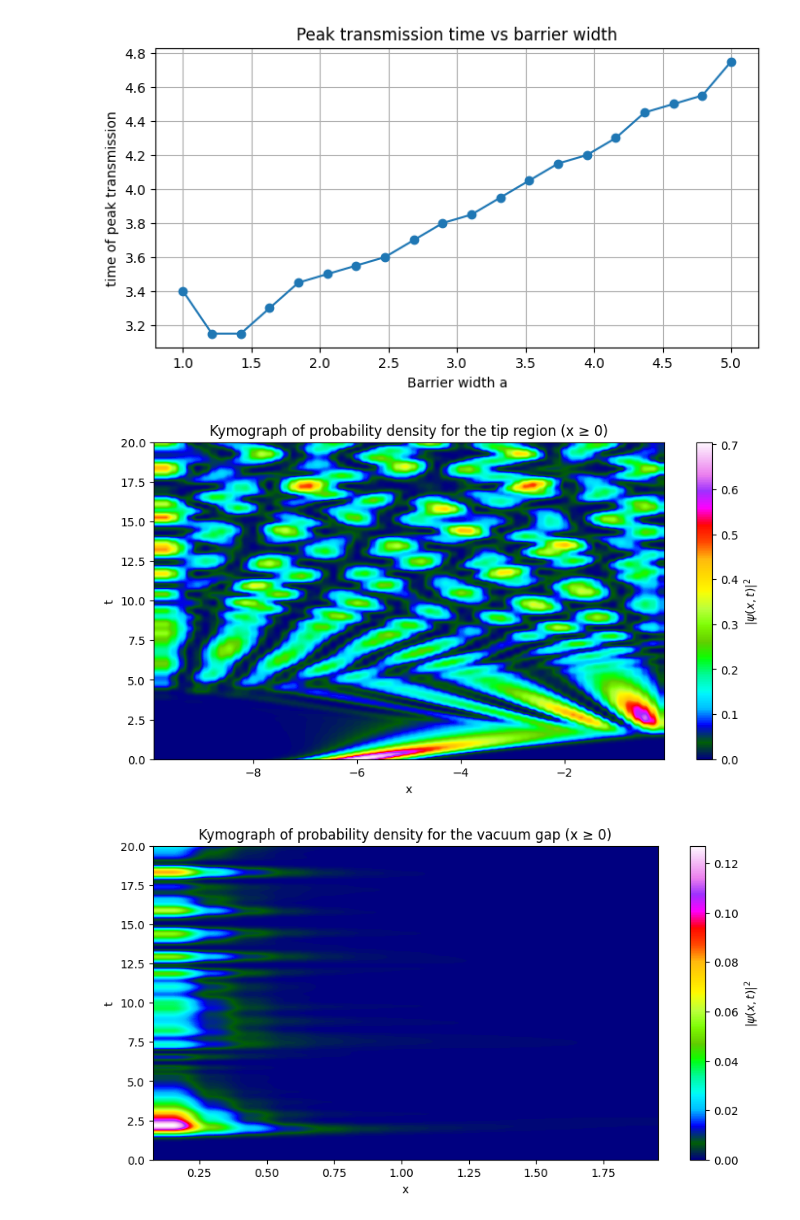
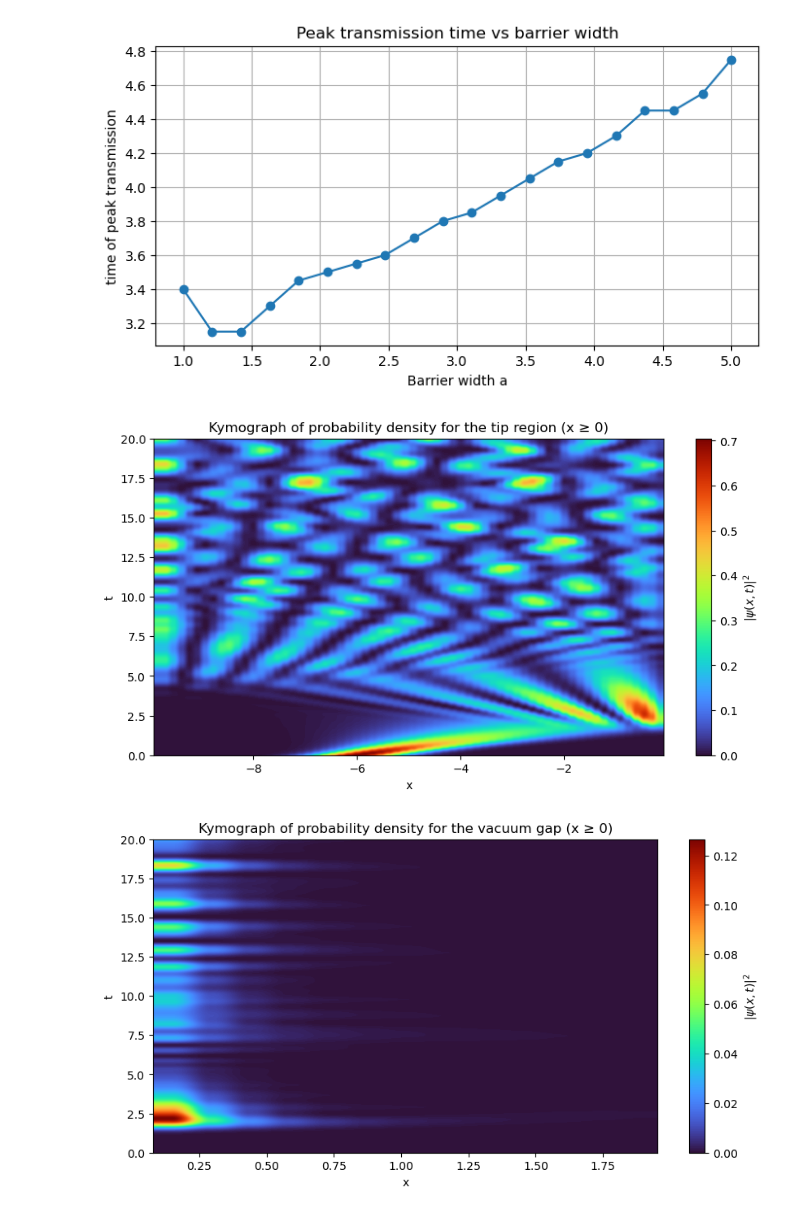
Before and after one commit to pavitra1905/stm-tunnelling-model, a Jupyter notebook: stm_analysis_all_plots.ipynb, the cells around one changed output. Saved outputs shown, nothing was run; the diff lists cells and outputs as text; code cells hidden in the pictures.

```diff
--- a/stm_analysis_all_plots.ipynb
+++ b/stm_analysis_all_plots.ipynb
@@ -104,7 +104,7 @@ storage = MemoryStorage()
 result = eq.solve(
     state,
     t_range=t,
-    dt=1e-4,
+    dt=1e-5,
     tracker=storage.tracker(0.1)
 )
 # %%
@@ -209,7 +209,7 @@ for a_val in a_values:
         "v": f"( {hbar/(2*m)} ) * laplace(u) - (({v_str})/{hbar}) * u"
     }, bc=bc, post_step_hook=hook)
 
-    result = eq.solve(state, t_range=t, dt=1e-4)
+    result = eq.solve(state, t_range=t, dt=1e-5)
 
     # compute transmission at final time
     u = result["u"].data
@@ -256,7 +256,7 @@ T_peak_vals = []
 T_peak_times = []
 
 V0 = 10.0
-dt = 1e-4
+dt = 1e-5
 tmax = 20.0
 dtsave = 0.05   # save often enough to capture the peak
 
@@ -528,7 +528,7 @@ plot_kymographs(storage)
 
 a_plot_values = np.linspace(1.0, 5.0, 20)
 tmax = 20.0
-dt = 1e-4
+dt = 1e-5
 dtsave = 0.05
 
 T_matrix = []
@@ -595,7 +596,7 @@ plt.title("Peak transmission time vs barrier width")
 plt.grid(True)
 plt.show()
 # %% [output]
-[figure, old version]
+[figure, new version]
 # %%
 rho_list = []
 time_list = []
@@ -617,7 +618,7 @@ plt.imshow(
     aspect="auto",
     origin="lower",
     extent=[x_cut[0], x_cut[-1], time_array[0], time_array[-1]],
-    cmap="gist_ncar"
+    cmap="turbo"
 )
 plt.colorbar(label=r"$|\psi(x,t)|^2$")
 #plt.axvline(0, color="white", linestyle=":")
@@ -627,41 +628,41 @@ plt.ylabel("t")
 plt.title("Kymograph of probability density for the tip region (x ≥ 0)")
 plt.show()
 # %% [output]
-[figure, old version]
+[figure, new version]
 # %%
 # ----- kymograph of probability density (from x = 0 to L) -----
 
 rho_list = []
 time_list = []
 
 for time, fields in storage.items():
     rho_list.append(probability_density(fields))
     time_list.append(time)
 
 rho_array = np.array(rho_list)
 time_array = np.array(time_list)
 
 mask = (x >= 0) & (x <= a)
 x_cut = x[mask]
 rho_array_cut = rho_array[:, mask]
 
 plt.figure(figsize=(10, 5))
 plt.imshow(
     rho_array_cut,
     aspect="auto",
     origin="lower",
     extent=[x_cut[0], x_cut[-1], time_array[0], time_array[-1]],
-    cmap="gist_ncar"
+    cmap="turbo"
 )
 plt.colorbar(label=r"$|\psi(x,t)|^2$")
 #plt.axvline(0, color="white", linestyle=":")
 #plt.axvline(a, color="white", linestyle=":")
 plt.xlabel("x")
 plt.ylabel("t")
 plt.title("Kymograph of probability density for the vacuum gap (x ≥ 0)")
 plt.show()
 # %% [output]
-[figure, old version]
+[figure, new version]
 # %%
 rho_list = []
 time_list = []
```
Also changed, not shown: parts of 13 cells of this notebook, 1 other file.
